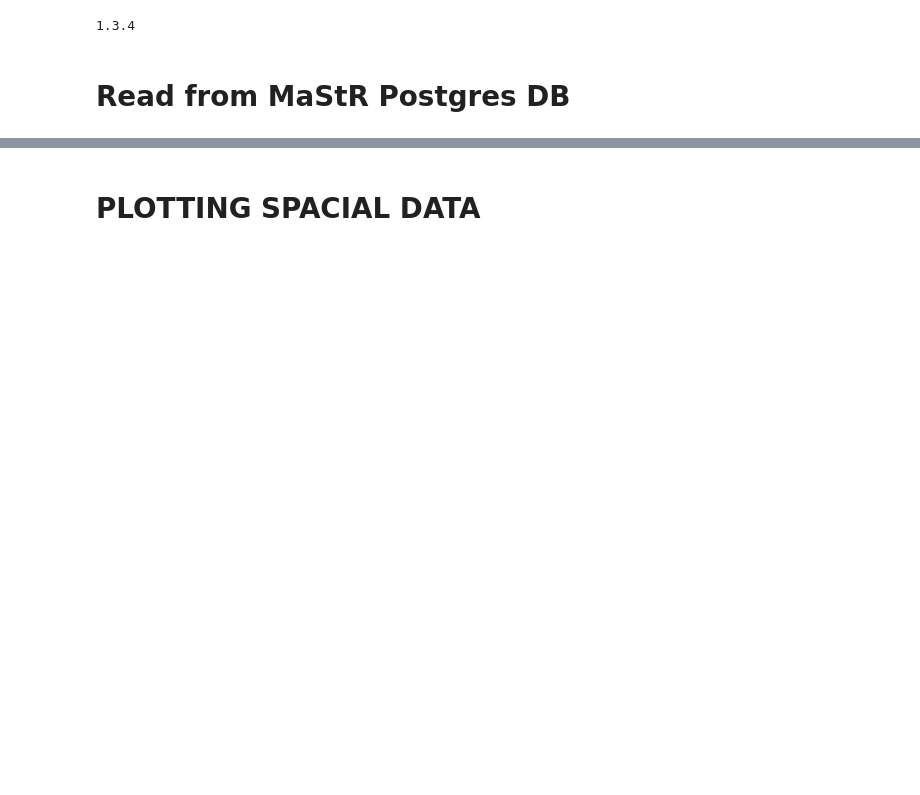
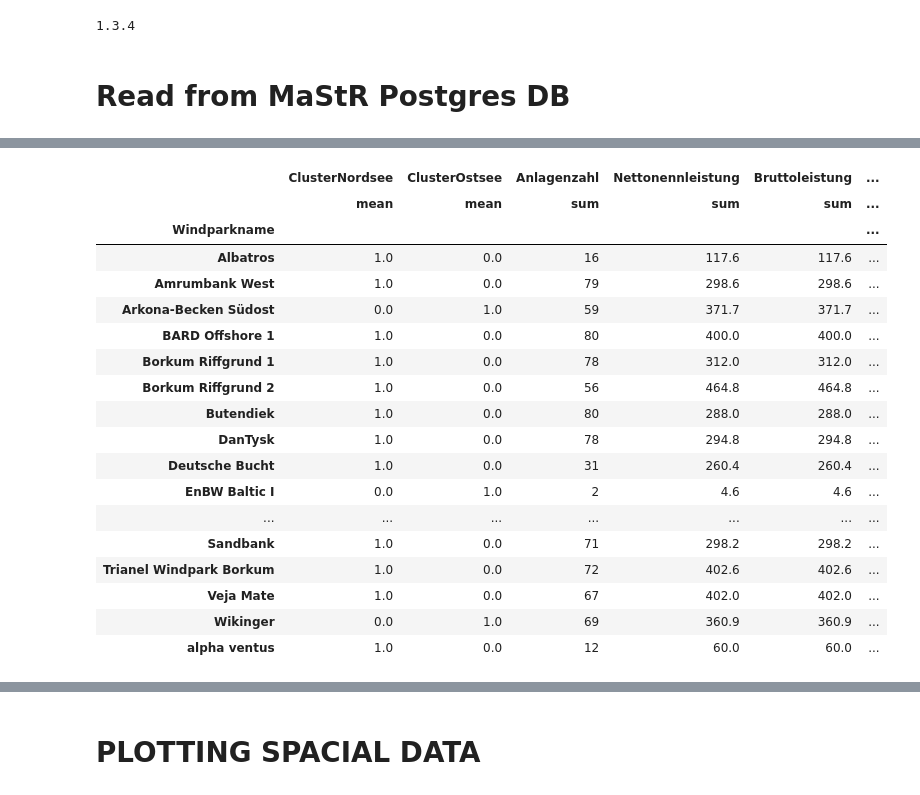
Before and after one commit to clwehner/Windatlas, a Jupyter notebook: windatlas/mastr/sqlToPandas.ipynb, the cells around one changed output, grey strips where cells are left out. Drawn from its saved outputs; the diff is of its cells as text; code cells hidden in the pictures; blank space fills up the shorter version.

```diff
--- a/windatlas/mastr/sqlToPandas.ipynb
+++ b/windatlas/mastr/sqlToPandas.ipynb
@@ -113,0 +143,15 @@ len(df.columns)
+# %%
+# combine shapes of same name
+offshore_parks_diss = offshore_parks.dissolve(by='Windparkname', aggfunc='first', as_index=False)
+
+# set crs for calculations in meter
+offshore_parks_diss = offshore_parks_diss.to_crs(epsg=3763)
+# recalculate area and boundary
+offshore_parks_diss["Fläche qkm"] = (offshore_parks_diss.geometry.area / 1000000).round(2)
+offshore_parks_diss["Umfang km"] = (offshore_parks_diss.geometry.boundary.length / 1000).round(2)
+# buffer boundary to catch wea on the edge of shapes
+offshore_parks_diss["geometry"] = offshore_parks_diss.geometry.buffer(15)
+# reset crs
+offshore_parks_diss = offshore_parks_diss.to_crs(epsg=4326)
+
+offshore_parks_diss.head()
@@ -113,0 +165,46 @@ len(df.columns)
+# %%
+# inner spatial Join for points with Parks to add park information to points
+offshore_geo_parks = offshore_geo.sjoin(offshore_parks_diss, how="left", predicate='within')
+offshore_geo_parks_grouped = pd.DataFrame(offshore_geo_parks.drop(columns='geometry'))
+
+# correcting Leistung
+offshore_geo_parks_grouped["Nettonennleistung"] = offshore_geo_parks_grouped["Nettonennleistung"] / 1000
+offshore_geo_parks_grouped["Bruttoleistung"] = offshore_geo_parks_grouped["Bruttoleistung"] / 1000
+
+# set Nordsee or Ostsee
+offshore_geo_parks_grouped[["ClusterNordsee","ClusterOstsee"]] = offshore_geo_parks_grouped[["ClusterNordsee","ClusterOstsee"]].notnull().astype(int)
+
+# Groupby Windparkname
+offshore_geo_parks_grouped = offshore_geo_parks_grouped.groupby("Windparkname").agg({
+    "ClusterNordsee":["mean"],
+    "ClusterOstsee":["mean"],
+    "Anlagenzahl":["sum"],
+    "Nettonennleistung":["sum"],
+    "Bruttoleistung":["sum"],
+    "SpezifischeLeistung":["mean"],
+    "Nabenhoehe":["mean"],
+    "Rotordurchmesser":["mean"],
+    "Typenbezeichnung": lambda x:x.value_counts().index[0]
+})
+
+offshore_geo_parks_grouped.round(1)
+# %% [output]
+|  | ClusterNordsee | ClusterOstsee | Anlagenzahl | Nettonennleistung | Bruttoleistung | ... |
+|  | mean | mean | sum | sum | sum | ... |
+| Windparkname |  |  |  |  |  | ... |
+| Albatros | 1.0 | 0.0 | 16 | 117.6 | 117.6 | ... |
+| Amrumbank West | 1.0 | 0.0 | 79 | 298.6 | 298.6 | ... |
+| Arkona-Becken Südost | 0.0 | 1.0 | 59 | 371.7 | 371.7 | ... |
+| BARD Offshore 1 | 1.0 | 0.0 | 80 | 400.0 | 400.0 | ... |
+| Borkum Riffgrund 1 | 1.0 | 0.0 | 78 | 312.0 | 312.0 | ... |
+| Borkum Riffgrund 2 | 1.0 | 0.0 | 56 | 464.8 | 464.8 | ... |
+| Butendiek | 1.0 | 0.0 | 80 | 288.0 | 288.0 | ... |
+| DanTysk | 1.0 | 0.0 | 78 | 294.8 | 294.8 | ... |
+| Deutsche Bucht | 1.0 | 0.0 | 31 | 260.4 | 260.4 | ... |
+| EnBW Baltic I | 0.0 | 1.0 | 2 | 4.6 | 4.6 | ... |
+| ... | ... | ... | ... | ... | ... | ... |
+| Sandbank | 1.0 | 0.0 | 71 | 298.2 | 298.2 | ... |
+| Trianel Windpark Borkum | 1.0 | 0.0 | 72 | 402.6 | 402.6 | ... |
+| Veja Mate | 1.0 | 0.0 | 67 | 402.0 | 402.0 | ... |
+| Wikinger | 0.0 | 1.0 | 69 | 360.9 | 360.9 | ... |
+| alpha ventus | 1.0 | 0.0 | 12 | 60.0 | 60.0 | ... |
```
Also changed, not shown: parts of 15 cells of this notebook, 22 other files.
